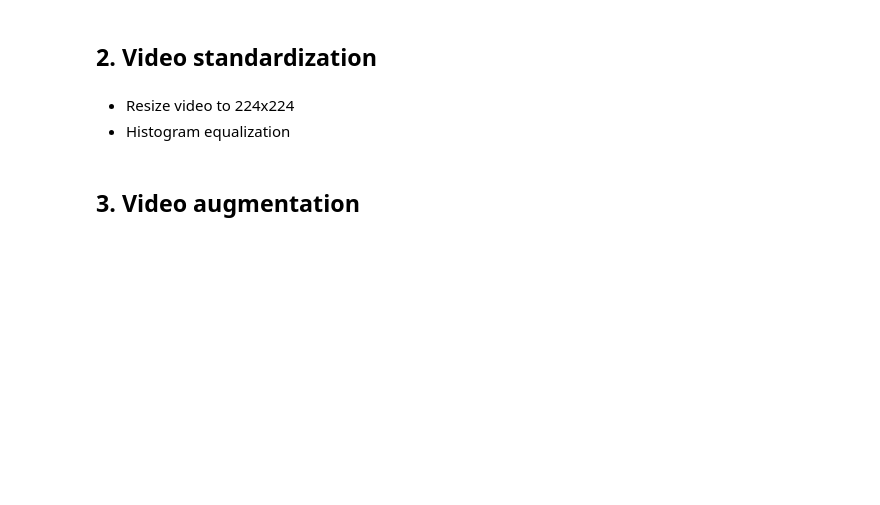
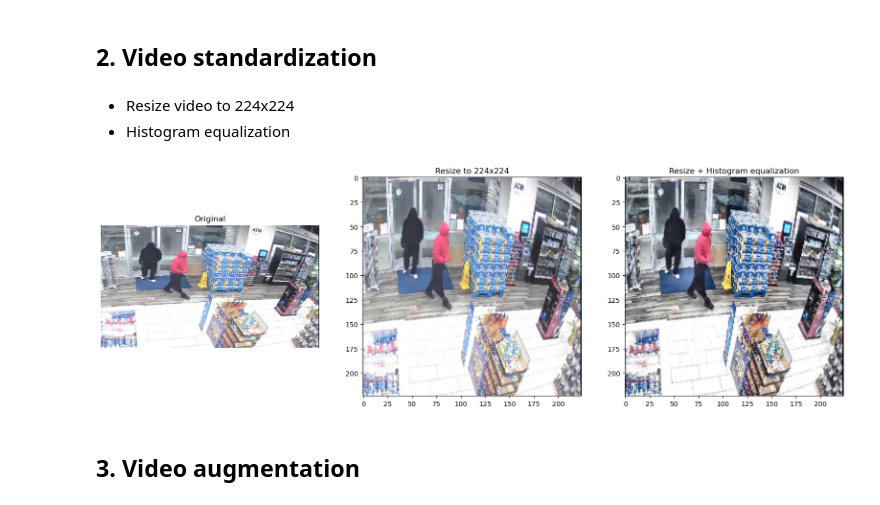
Before and after one commit to K0ntact/airc, a Jupyter notebook: preprocess.ipynb, the cells around one changed output. Saved outputs shown, nothing was run; the diff lists cells and outputs as text; code cells hidden in the pictures; blank space fills up the shorter version.

Commit message:
feat: use CLAHE instead of classic histogram equalization

```diff
--- a/preprocess.ipynb
+++ b/preprocess.ipynb
@@ -138,10 +170,11 @@ def resize(frames, width, height):
 
 def histogram_equalization(frames):
     new_frames = []
+    clahe = cv2.createCLAHE(clipLimit=2, tileGridSize=(8,8))
     for frame in frames:
         img_yuv = cv2.cvtColor(frame, cv2.COLOR_BGR2YUV)
-        img_yuv[:, :, 0] = cv2.equalizeHist(img_yuv[:, :, 0])
-        new_frame = cv2.cvtColor(img_yuv, cv2.COLOR_YUV2RGB)
+        img_yuv[:, :, 0] = clahe.apply(img_yuv[:, :, 0])
+        new_frame = cv2.cvtColor(img_yuv, cv2.COLOR_YUV2BGR)
         new_frames.append(new_frame)
     return new_frames
 
@@ -158,39 +191,41 @@ def frame_rate_normalization(frames, old_frame_rate, new_frame_rate):
     return new_frames
 # %%
 def standardize_preview():
-    vid_name = "3.mp4"
+    vid_name = "36a.mp4"
     frames = [extract_first_frame(f"{original_video_path}/{vid_name}")[0]]
 
     # Plot original frame and standardized frames after each standardization
     fig, ax = plt.subplots(1, 3, figsize=(20, 10))
     ax[0].imshow(cv2.cvtColor(frames[0], cv2.COLOR_BGR2RGB))
     ax[0].set_title("Original")
     ax[0].axis("off")
 
     # Resize
     rs_frames = resize(frames, 224, 224)
     ax[1].imshow(cv2.cvtColor(rs_frames[0], cv2.COLOR_BGR2RGB))
     ax[1].set_title("Resize to 224x224")
 
     # Histogram equalization
     he_frames = histogram_equalization(rs_frames)
-    ax[2].imshow(he_frames[0], cmap="gray")
+    ax[2].imshow(cv2.cvtColor(he_frames[0], cv2.COLOR_BGR2RGB))
     ax[2].set_title("Resize + Histogram equalization")
     plt.show()
 
     # Frame rate
     # frames = extract_all_frames(f"{original_video_path}/{vid_name}")[0]
     # print(f"Number of frames: {len(frames)}")
 
     # old_fr = train_df.loc[train_df['file_name'] == vid_name]["frame_rate"].iloc[0]
     # print(f"Old frame rate: {old_fr}")
     # new_fr = 24
     # print(f"New frame rate: {new_fr}")
 
     # new_frames = frame_rate_normalization(frames, old_fr, new_fr)
     # print(f"Number of frames after normalization: {len(new_frames)}")
 
 standardize_preview()
+# %% [output]
+[figure, added]
 # %%
 # Standardize all training videos with multiprocessing
 from multiprocessing import Pool, cpu_count
```
Also changed, not shown: parts of 6 cells of this notebook.
